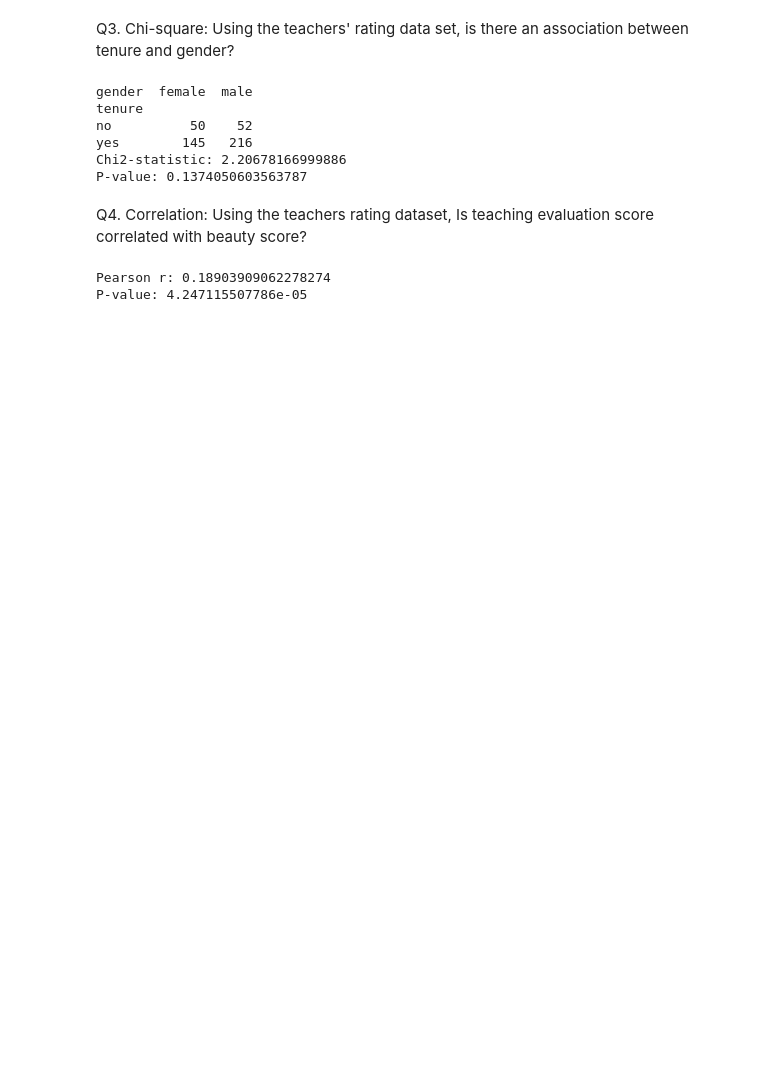
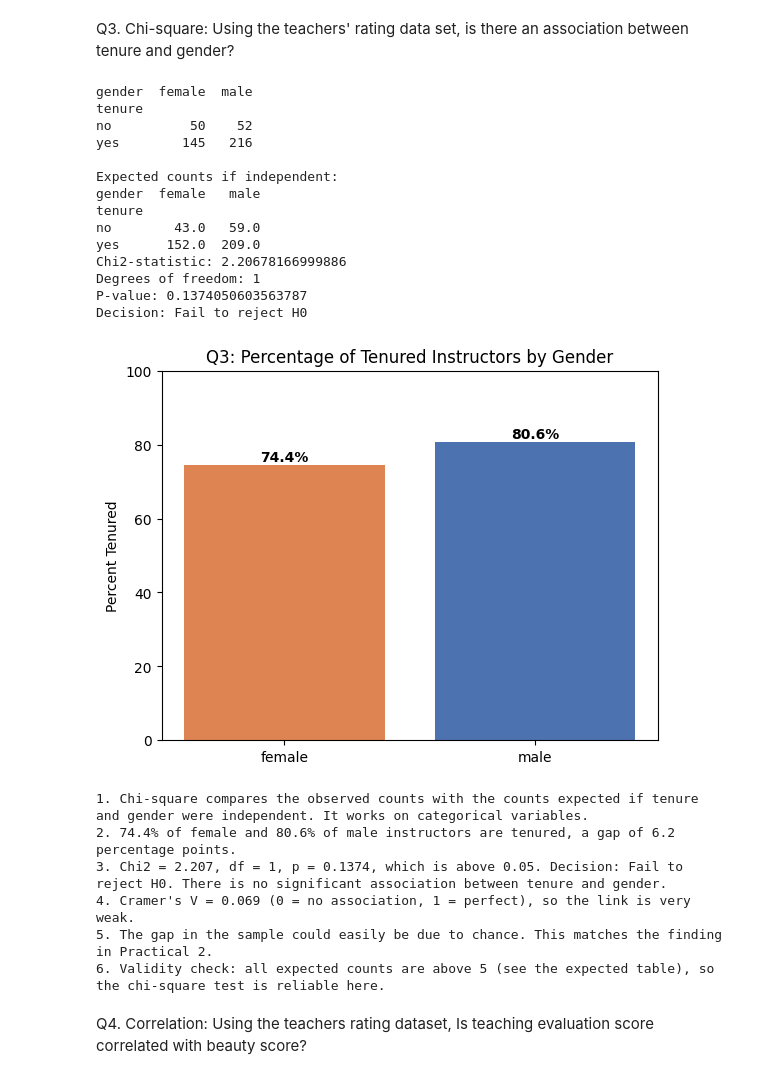
Before and after one commit to Tushar-3512/Data-Science-Practical-, a Jupyter notebook: Practical6.ipynb, the cells around one changed output. Drawn from its saved outputs; the diff is of its cells as text; code cells hidden in the pictures; blank space fills up the shorter version.

```diff
--- a/Practical6.ipynb
+++ b/Practical6.ipynb
@@ -59,25 +141,62 @@ P-value: 1.3941486900308506e-08
 # %% [markdown]
 Q3. Chi-square: Using the teachers' rating data set, is there an association between tenure and gender?
-# %%
-ct = pd.crosstab(df['tenure'], df['gender'])
-print(ct)
-
-chi2, p_val, dof, expected = stats.chi2_contingency(ct)
-print("Chi2-statistic:", chi2)
-print("P-value:", p_val)
-# %% [output]
-gender  female  male
-tenure
-no          50    52
-yes        145   216
-Chi2-statistic: 2.20678166999886
-P-value: 0.1374050603563787
+# %%
+ct = pd.crosstab(df['tenure'], df['gender'])
+chi2, p_val, dof, expected = stats.chi2_contingency(ct)
+
+n = ct.values.sum()
+cramers_v = np.sqrt(chi2 / (n * (min(ct.shape) - 1)))
+pct_within_gender = ct.div(ct.sum(axis=0), axis=1) * 100           # % within each gender
+
+print(ct)
+print("\nExpected counts if independent:")
+print(pd.DataFrame(expected, index=ct.index, columns=ct.columns).round(1))
+print("Chi2-statistic:", chi2)
+print("Degrees of freedom:", dof)
+print("P-value:", p_val)
+
+decision = "Reject H0" if p_val < 0.05 else "Fail to reject H0"
+print("Decision:", decision)
+
+# Graph: % tenured within each gender
+tenured_pct = pct_within_gender.loc['yes']
+plt.bar(tenured_pct.index, tenured_pct.values, color=['#DD8452', '#4C72B0'])
+for i, v in enumerate(tenured_pct.values):
+    plt.text(i, v + 1, f"{v:.1f}%", ha='center', fontweight='bold')
+plt.ylabel("Percent Tenured")
+plt.title("Q3: Percentage of Tenured Instructors by Gender")
+plt.ylim(0, 100)
+plt.show()
+
+print(f"""
+1. Chi-square compares the observed counts with the counts expected if tenure and gender were independent. It works on categorical variables.
+2. {tenured_pct['female']:.1f}% of female and {tenured_pct['male']:.1f}% of male instructors are tenured, a gap of {abs(tenured_pct['male'] - tenured_pct['female']):.1f} percentage points.
+3. Chi2 = {chi2:.3f}, df = {dof}, p = {p_val:.4f}, which is above 0.05. Decision: {decision}. There is no significant association between tenure and gender.
+4. Cramer's V = {cramers_v:.3f} (0 = no association, 1 = perfect), so the link is very weak.
+5. The gap in the sample could easily be due to chance. This matches the finding in Practical 2.
+6. Validity check: all expected counts are above 5 (see the expected table), so the chi-square test is reliable here.
+""")
+# %% [output]
+gender  female  male
+tenure
+no          50    52
+yes        145   216
+
+Expected counts if independent:
+gender  female   male
+tenure
+no        43.0   59.0
+yes      152.0  209.0
+Chi2-statistic: 2.20678166999886
+Degrees of freedom: 1
+P-value: 0.1374050603563787
+Decision: Fail to reject H0
+[figure, added]
+1. Chi-square compares the observed counts with the counts expected if tenure and gender were independent. It works on categorical variables.
+2. 74.4% of female and 80.6% of male instructors are tenured, a gap of 6.2 percentage points.
+3. Chi2 = 2.207, df = 1, p = 0.1374, which is above 0.05. Decision: Fail to reject H0. There is no significant association between tenure and gender.
+4. Cramer's V = 0.069 (0 = no association, 1 = perfect), so the link is very weak.
+5. The gap in the sample could easily be due to chance. This matches the finding in Practical 2.
+6. Validity check: all expected counts are above 5 (see the expected table), so the chi-square test is reliable here.
 # %% [markdown]
 Q4. Correlation: Using the teachers rating dataset, Is teaching evaluation score correlated with beauty score?
-# %%
-r, p_val = stats.pearsonr(df['eval'], df['beauty'])
-print("Pearson r:", r)
-print("P-value:", p_val)
-# %% [output]
-Pearson r: 0.18903909062278274
-P-value: 4.247115507786e-05
```
Also changed, not shown: parts of 7 cells of this notebook.
